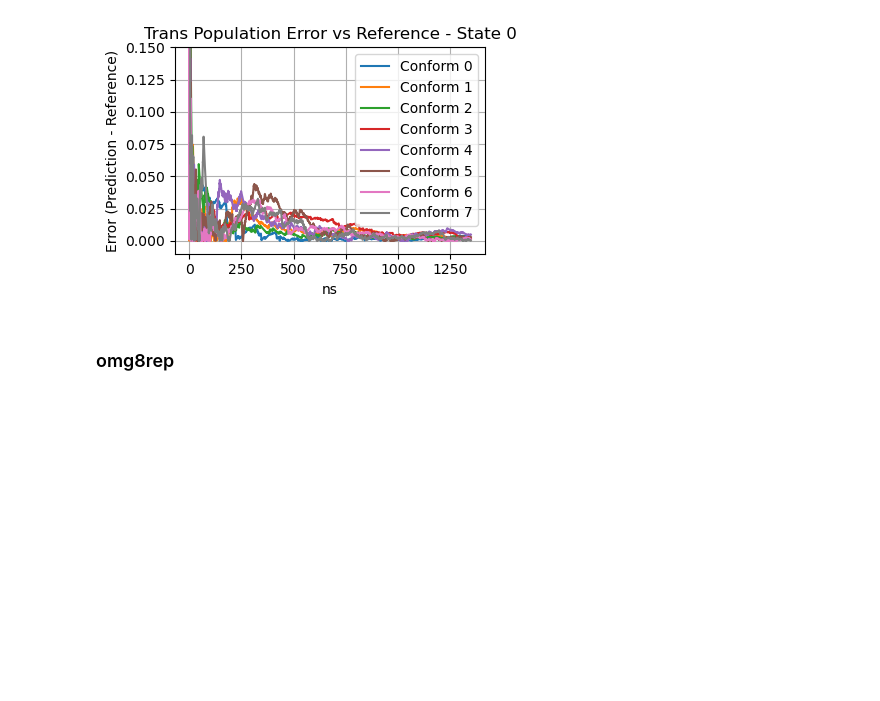
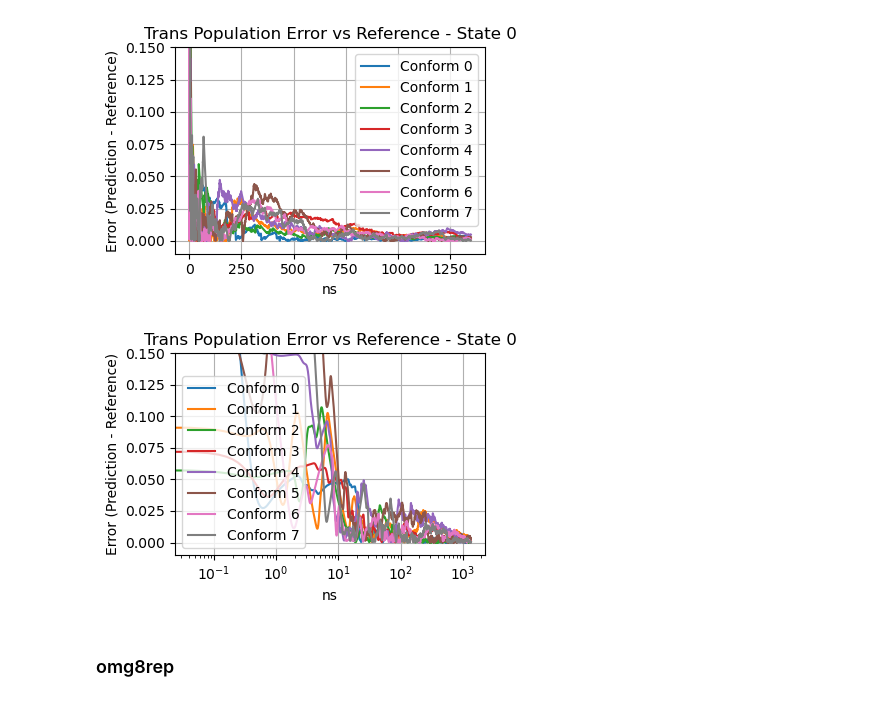
Before and after one commit to starwingc/peptoid_ESM, a Jupyter notebook: Analysis/error_over_time_8_conform.ipynb, the cells around one changed output. Cells and saved outputs as stored; diff of their text form; code cells hidden in the pictures; blank space fills up the shorter version.

```diff
--- a/Analysis/error_over_time_8_conform.ipynb
+++ b/Analysis/error_over_time_8_conform.ipynb
@@ -154,6 +250,30 @@ for thermo in range(thermo_num):  # Loop over 6 thermodynamic states
     plt.show()
 # %% [output]
 [figure]
+# %%
+thermo_num = 1
+conform_num = 8
+dt_in_ns = 0.04 # 4ps
+
+for thermo in range(thermo_num):  # Loop over 6 thermodynamic states
+    plt.figure(figsize=(4, 3))
+
+    for conform in range(conform_num):  # Loop over 8 conformational states
+        x = np.arange(reds_errors.shape[2])
+        plt.plot(x * dt_in_ns, reds_errors_smooth[conform, :], label=f'Conform {conform}')
+
+    plt.title(f'Trans Population Error vs Reference - State {thermo}')
+    plt.xlabel('ns')
+    plt.ylabel('Error (Prediction - Reference)')
+    plt.grid(True)
+    plt.legend()
+    plt.ylim(-0.01, 0.15)
+    plt.xscale("log")
+
+    plt.tight_layout()
+    plt.show()
+# %% [output]
+[figure, added]
 # %% [markdown]
 ### omg8rep
 # %%
```
Also changed, not shown: parts of 24 cells of this notebook, 1 other file.
